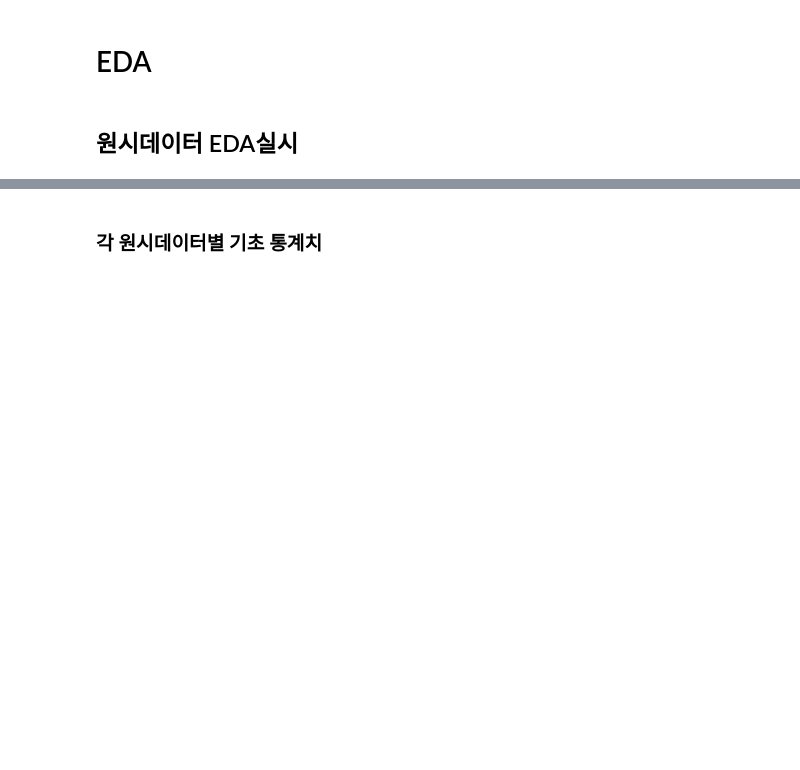
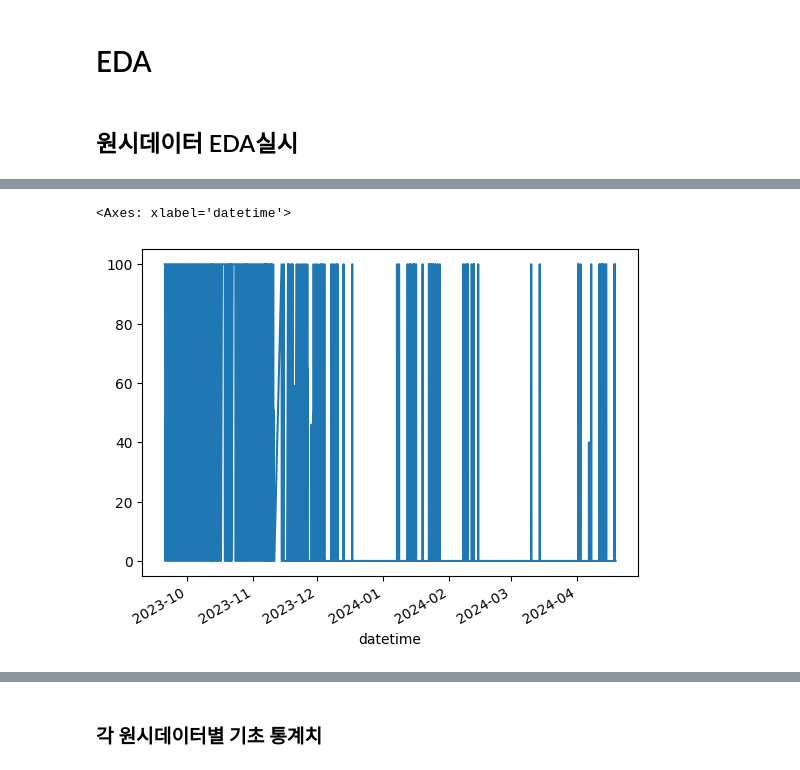
Before and after one commit to spacefarm-co/miribul-2024, a Jupyter notebook: SunseKwon/1.EDA.ipynb, the cells around one changed output, grey strips where cells are left out. Saved outputs shown, nothing was run; the diff lists cells and outputs as text; code cells hidden in the pictures; blank space fills up the shorter version.

```diff
--- a/SunseKwon/1.EDA.ipynb
+++ b/SunseKwon/1.EDA.ipynb
@@ -12,0 +130,5 @@ growth = pd.read_excel('../data/사전테스트-생육데이터.xlsx')
+# %%
+wind.upWinL03.plot()
+# %% [output]
+<Axes: xlabel='datetime'>
+[figure, added]
```
Also changed, not shown: parts of 70 cells of this notebook, 12 other files.
